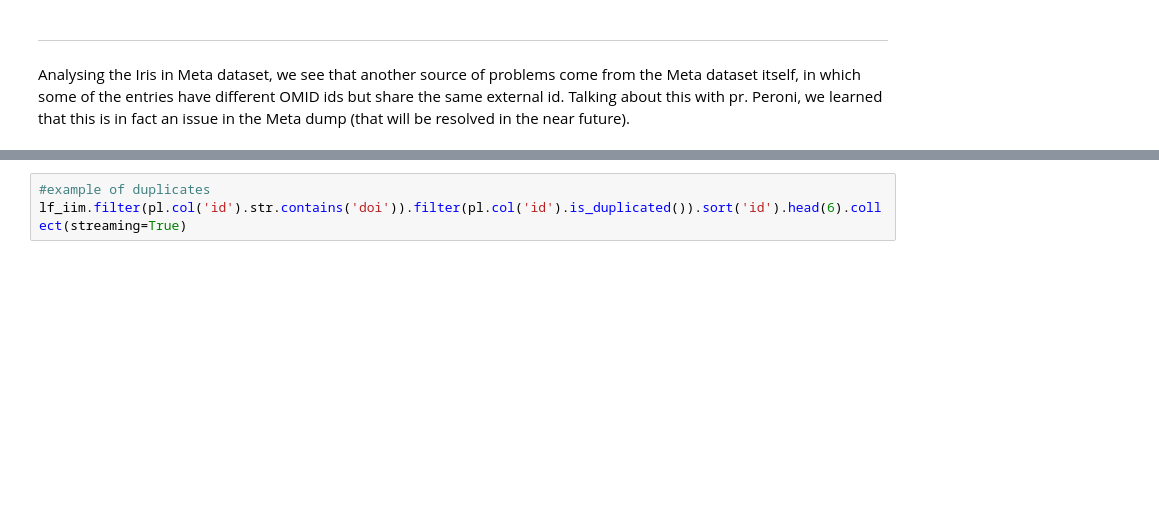
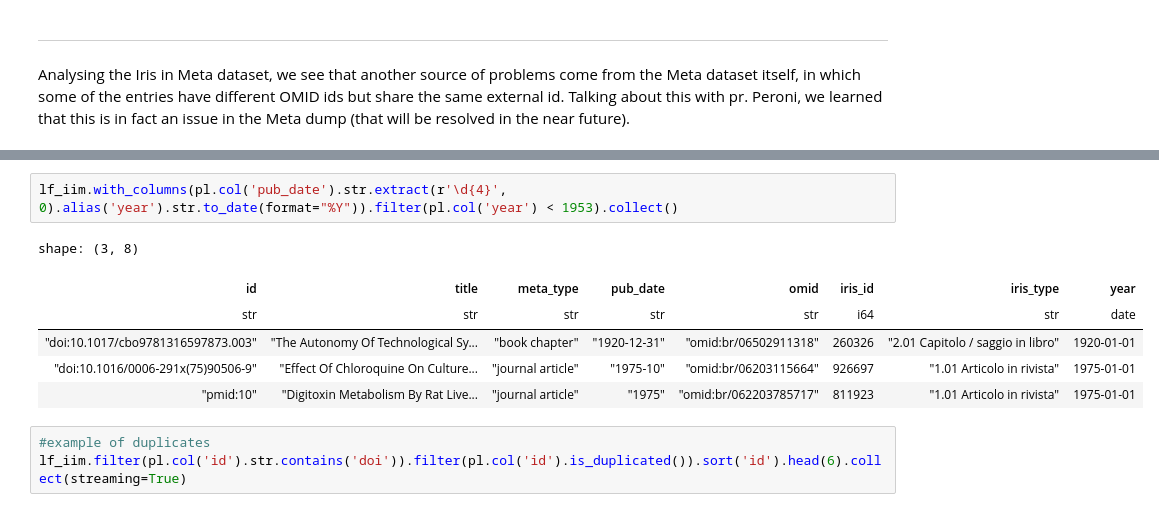
Before and after one commit to open-sci/2023-2024-atreides-code, a Jupyter notebook: notebooks/workflow.ipynb, the cells around one changed output, grey strips where cells are left out. Saved outputs shown, nothing was run; the diff lists cells and outputs as text; blank space fills up the shorter version.

```diff
--- a/notebooks/workflow.ipynb
+++ b/notebooks/workflow.ipynb
@@ -665,3 +709,12 @@ shape: (1, 1)
+# %%
+lf_iim.with_columns(pl.col('pub_date').str.extract(r'\d{4}', 0).alias('year').str.to_date(format="%Y")).filter(pl.col('year') < 1953).collect()
+# %% [output]
+shape: (3, 8)
+| id | title | meta_type | pub_date | omid | iris_id | iris_type | year |
+| str | str | str | str | str | i64 | str | date |
+| "doi:10.1017/cbo9781316597873.003" | "The Autonomy Of Technological Sy... | "book chapter" | "1920-12-31" | "omid:br/06502911318" | 260326 | "2.01 Capitolo / saggio in libro" | 1920-01-01 |
+| "doi:10.1016/0006-291x(75)90506-9" | "Effect Of Chloroquine On Culture... | "journal article" | "1975-10" | "omid:br/06203115664" | 926697 | "1.01 Articolo in rivista" | 1975-01-01 |
+| "pmid:10" | "Digitoxin Metabolism By Rat Live... | "journal article" | "1975" | "omid:br/062203785717" | 811923 | "1.01 Articolo in rivista" | 1975-01-01 |
 # %%
 #example of duplicates
 lf_iim.filter(pl.col('id').str.contains('doi')).filter(pl.col('id').is_duplicated()).sort('id').head(6).collect(streaming=True)
```
Also changed, not shown: parts of 13 cells of this notebook, 6 other files.
